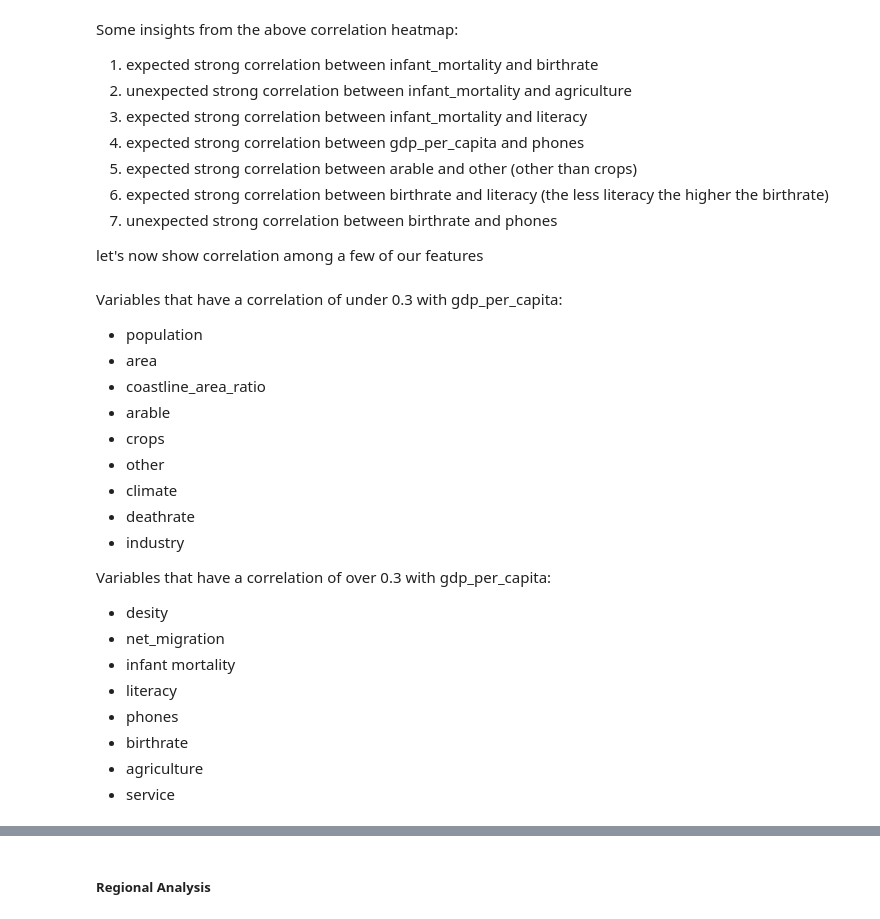
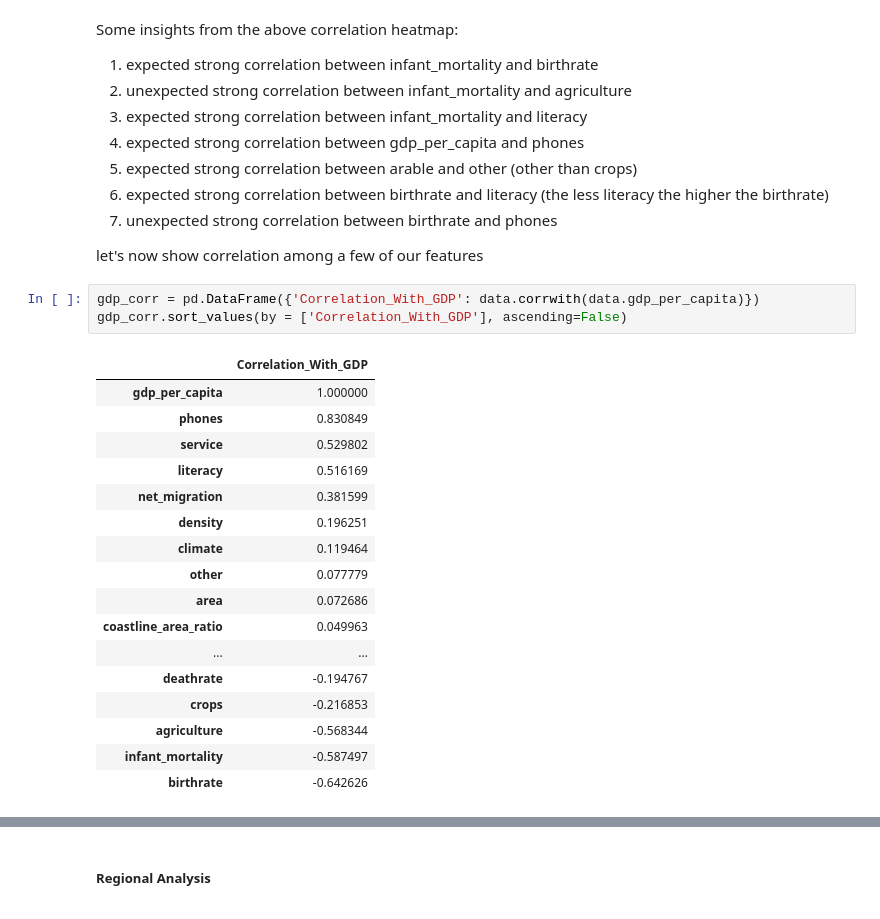
Before and after one commit to muammerkaan/Countries_GDP_prediction, a Jupyter notebook: World_Countries_Study_Final.ipynb, the cells around one changed output, grey strips where cells are left out. Cells and saved outputs as stored; diff of their text form.

```diff
--- a/World_Countries_Study_Final.ipynb
+++ b/World_Countries_Study_Final.ipynb
@@ -388,24 +386,24 @@ Some insights from the above correlation heatmap:
 7. unexpected strong correlation between birthrate and phones
 
 let's now show correlation among a few of our features
-# %% [markdown]
-Variables that have a correlation of under 0.3 with gdp_per_capita:
-* population
-* area
-* coastline_area_ratio
-* arable
-* crops
-* other
-* climate
-* deathrate
-* industry
-
-Variables that have a correlation of over 0.3 with gdp_per_capita:
-* desity
-* net_migration
-* infant mortality
-* literacy
-* phones
-* birthrate
-* agriculture
-* service
+# %%
+gdp_corr = pd.DataFrame({'Correlation_With_GDP': data.corrwith(data.gdp_per_capita)})
+gdp_corr.sort_values(by = ['Correlation_With_GDP'], ascending=False)
+# %% [output]
+|  | Correlation_With_GDP |
+| gdp_per_capita | 1.000000 |
+| phones | 0.830849 |
+| service | 0.529802 |
+| literacy | 0.516169 |
+| net_migration | 0.381599 |
+| density | 0.196251 |
+| climate | 0.119464 |
+| other | 0.077779 |
+| area | 0.072686 |
+| coastline_area_ratio | 0.049963 |
+| ... | ... |
+| deathrate | -0.194767 |
+| crops | -0.216853 |
+| agriculture | -0.568344 |
+| infant_mortality | -0.587497 |
+| birthrate | -0.642626 |
```
Also changed, not shown: parts of 21 cells of this notebook, 2 other files.
